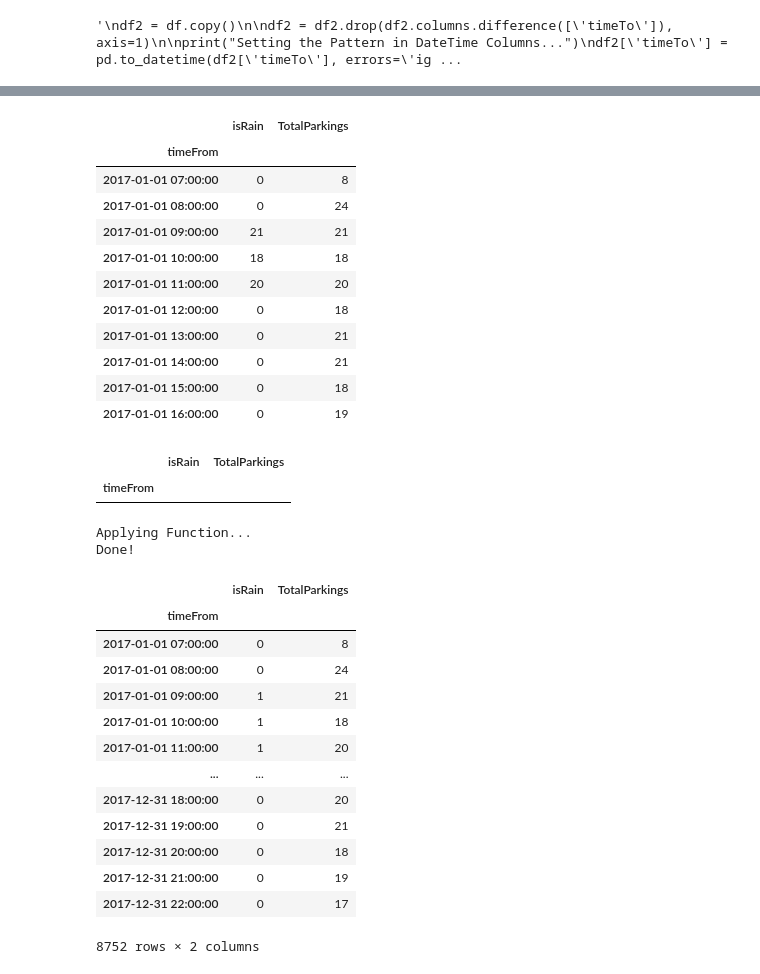
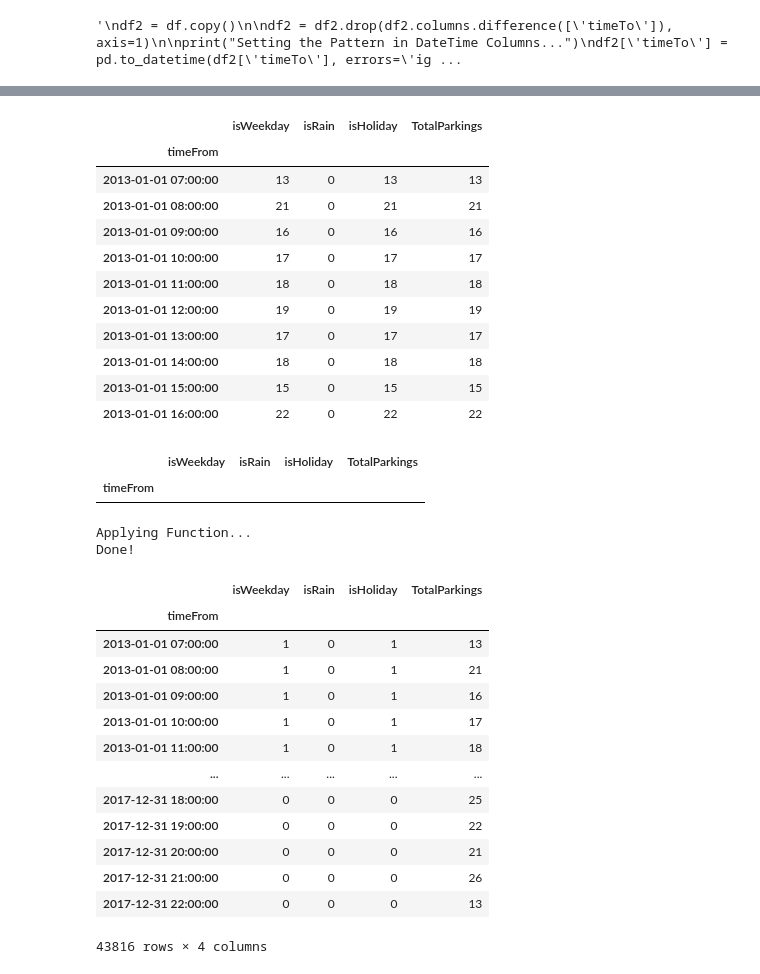
Before and after one commit to lrmendes/SmartParking-Data-Simulator, a Jupyter notebook: python/DataGenerator_v5.ipynb, the cells around one changed output, grey strips where cells are left out. Cells and saved outputs as stored; diff of their text form; code cells hidden in the pictures.

```diff
--- a/python/DataGenerator_v5.ipynb
+++ b/python/DataGenerator_v5.ipynb
@@ -1054,7 +1061,7 @@ df3.resample('H').size().reset_index(name='TotalParkings')
 # Group Dataset By Date and Hour (for total parkings for each hour of each day)
 # Thanks for: https://kanoki.org/2020/05/26/dataframe-groupby-date-and-time/
 df3 = df.copy()
-df3 = df3.drop(df3.columns.difference(['timeFrom','isRain']), axis=1)
+df3 = df3.drop(df3.columns.difference(['timeFrom','isRain','isWeekday','isHoliday']), axis=1)
 df3 = df3.set_index(df3.timeFrom)
 df3['TotalParkings'] = 1
 pd.to_datetime(df3.index, errors='ignore')
@@ -1062,47 +1069,49 @@ df3 = df3.resample('H').sum()
 
 df3.head(10)
 # %% [output]
-|  | isRain | TotalParkings |
-| timeFrom |  |  |
-| 2017-01-01 07:00:00 | 0 | 8 |
-| 2017-01-01 08:00:00 | 0 | 24 |
-| 2017-01-01 09:00:00 | 21 | 21 |
-| 2017-01-01 10:00:00 | 18 | 18 |
-| 2017-01-01 11:00:00 | 20 | 20 |
-| 2017-01-01 12:00:00 | 0 | 18 |
-| 2017-01-01 13:00:00 | 0 | 21 |
-| 2017-01-01 14:00:00 | 0 | 21 |
-| 2017-01-01 15:00:00 | 0 | 18 |
-| 2017-01-01 16:00:00 | 0 | 19 |
+|  | isWeekday | isRain | isHoliday | TotalParkings |
+| timeFrom |  |  |  |  |
+| 2013-01-01 07:00:00 | 13 | 0 | 13 | 13 |
+| 2013-01-01 08:00:00 | 21 | 0 | 21 | 21 |
+| 2013-01-01 09:00:00 | 16 | 0 | 16 | 16 |
+| 2013-01-01 10:00:00 | 17 | 0 | 17 | 17 |
+| 2013-01-01 11:00:00 | 18 | 0 | 18 | 18 |
+| 2013-01-01 12:00:00 | 19 | 0 | 19 | 19 |
+| 2013-01-01 13:00:00 | 17 | 0 | 17 | 17 |
+| 2013-01-01 14:00:00 | 18 | 0 | 18 | 18 |
+| 2013-01-01 15:00:00 | 15 | 0 | 15 | 15 |
+| 2013-01-01 16:00:00 | 22 | 0 | 22 | 22 |
 # %%
 df4 = df3[df3['isRain'] == 1]
 
 df4
 # %% [output]
-|  | isRain | TotalParkings |
-| timeFrom |  |  |
+|  | isWeekday | isRain | isHoliday | TotalParkings |
+| timeFrom |  |  |  |  |
 # %%
 print("Applying Function...")
 df3['isRain'] = df3.apply((lambda x : 1 if x['isRain']>0 else 0),axis=1)
+df3['isHoliday'] = df3.apply((lambda x : 1 if x['isHoliday']>0 else 0),axis=1)
+df3['isWeekday'] = df3.apply((lambda x : 1 if x['isWeekday']>0 else 0),axis=1)
 print("Done!")
 df3
 # %% [output]
 Applying Function...
 Done!
-|  | isRain | TotalParkings |
-| timeFrom |  |  |
-| 2017-01-01 07:00:00 | 0 | 8 |
-| 2017-01-01 08:00:00 | 0 | 24 |
-| 2017-01-01 09:00:00 | 1 | 21 |
-| 2017-01-01 10:00:00 | 1 | 18 |
-| 2017-01-01 11:00:00 | 1 | 20 |
-| ... | ... | ... |
-| 2017-12-31 18:00:00 | 0 | 20 |
-| 2017-12-31 19:00:00 | 0 | 21 |
-| 2017-12-31 20:00:00 | 0 | 18 |
-| 2017-12-31 21:00:00 | 0 | 19 |
-| 2017-12-31 22:00:00 | 0 | 17 |
+|  | isWeekday | isRain | isHoliday | TotalParkings |
+| timeFrom |  |  |  |  |
+| 2013-01-01 07:00:00 | 1 | 0 | 1 | 13 |
+| 2013-01-01 08:00:00 | 1 | 0 | 1 | 21 |
+| 2013-01-01 09:00:00 | 1 | 0 | 1 | 16 |
+| 2013-01-01 10:00:00 | 1 | 0 | 1 | 17 |
+| 2013-01-01 11:00:00 | 1 | 0 | 1 | 18 |
+| ... | ... | ... | ... | ... |
+| 2017-12-31 18:00:00 | 0 | 0 | 0 | 25 |
+| 2017-12-31 19:00:00 | 0 | 0 | 0 | 22 |
+| 2017-12-31 20:00:00 | 0 | 0 | 0 | 21 |
+| 2017-12-31 21:00:00 | 0 | 0 | 0 | 26 |
+| 2017-12-31 22:00:00 | 0 | 0 | 0 | 13 |
-8752 rows × 2 columns
+43816 rows × 4 columns
 # %%
 # Group Dataset By Date and Hour (for total parkings for each hour of each day)
 # Thanks for: https://kanoki.org/2020/05/26/dataframe-groupby-date-and-time/
```
Also changed, not shown: parts of 21 cells of this notebook, 1 other file.
